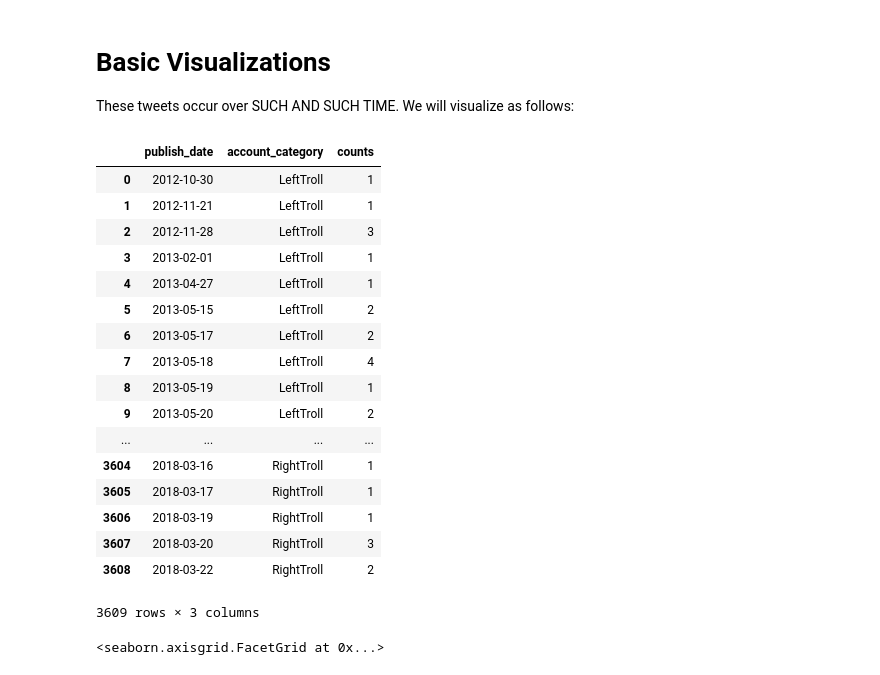
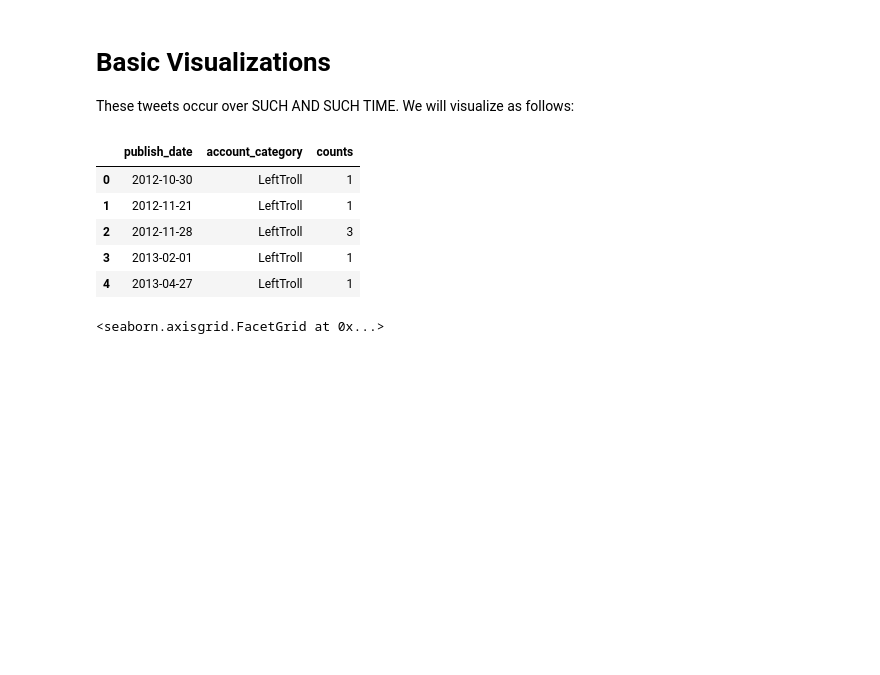
Before and after one commit to joshkraft/kraft_thesis_s19, a Jupyter notebook: Initial Data Exploration.ipynb, the cells around one changed output. Cells and saved outputs as stored; diff of their text form; code cells hidden in the pictures; blank space fills up the shorter version.

```diff
--- a/Initial Data Exploration.ipynb
+++ b/Initial Data Exploration.ipynb
@@ -31,3 +41,12 @@ df['publish_date'] = df['publish_datetime'].dt.floor('d')
+# %%
+# Get rid of URLS for safety purposes
+def drop_urls(tweet_content):
+    drop_url = re.sub(r"http\S+", "", tweet_content, flags=re.MULTILINE)
+    return drop_url
+
+df['scrubbed_content'] = df['content'].apply(drop_urls)
+
+df
 # %%
 df_cat_updates = df.groupby('account_category')['updates'].sum().sort_values(ascending=False)
 
@@ -99,31 +118,19 @@ These tweets occur over SUCH AND SUCH TIME. We will visualize as follows:
 # %%
 def grouped_daily_sum(tweets):
 
     #grouped_df = df.groupby(['account_category']).mean()
     grouped_daily = df.groupby(['publish_date','account_category']).size().reset_index(name='counts')
     return grouped_daily
 
 daily_tweets = grouped_daily_sum(df)
-daily_tweets
+daily_tweets.head()
 # %% [output]
 |  | publish_date | account_category | counts |
 | 0 | 2012-10-30 | LeftTroll | 1 |
 | 1 | 2012-11-21 | LeftTroll | 1 |
 | 2 | 2012-11-28 | LeftTroll | 3 |
 | 3 | 2013-02-01 | LeftTroll | 1 |
 | 4 | 2013-04-27 | LeftTroll | 1 |
-| 5 | 2013-05-15 | LeftTroll | 2 |
-| 6 | 2013-05-17 | LeftTroll | 2 |
-| 7 | 2013-05-18 | LeftTroll | 4 |
-| 8 | 2013-05-19 | LeftTroll | 1 |
-| 9 | 2013-05-20 | LeftTroll | 2 |
-| ... | ... | ... | ... |
-| 3604 | 2018-03-16 | RightTroll | 1 |
-| 3605 | 2018-03-17 | RightTroll | 1 |
-| 3606 | 2018-03-19 | RightTroll | 1 |
-| 3607 | 2018-03-20 | RightTroll | 3 |
-| 3608 | 2018-03-22 | RightTroll | 2 |
-3609 rows × 3 columns
 # %%
 # Define a palette
 palette = dict(zip(daily_tweets['account_category'].unique(),
```
Also changed, not shown: parts of 10 cells of this notebook.
